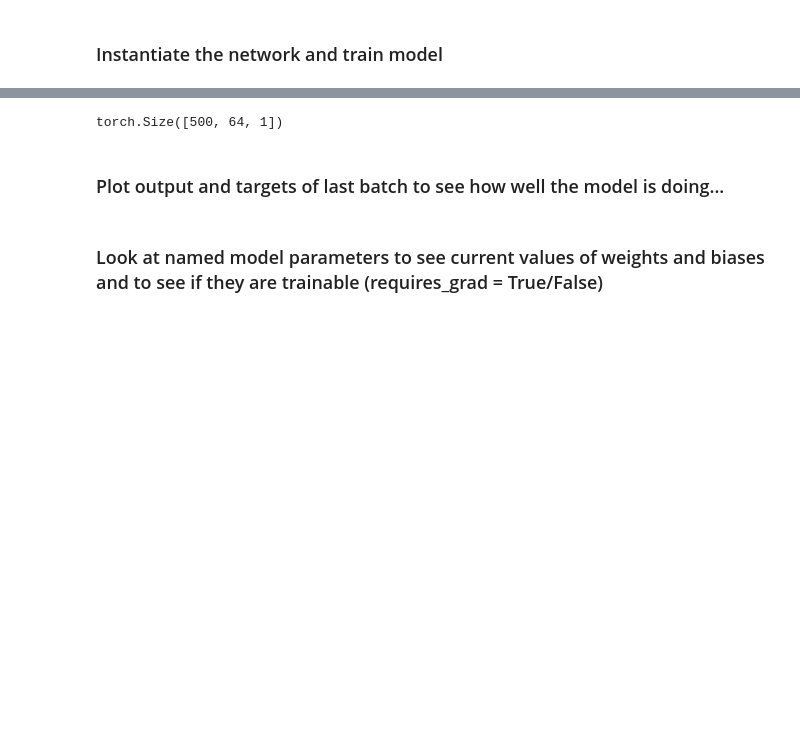
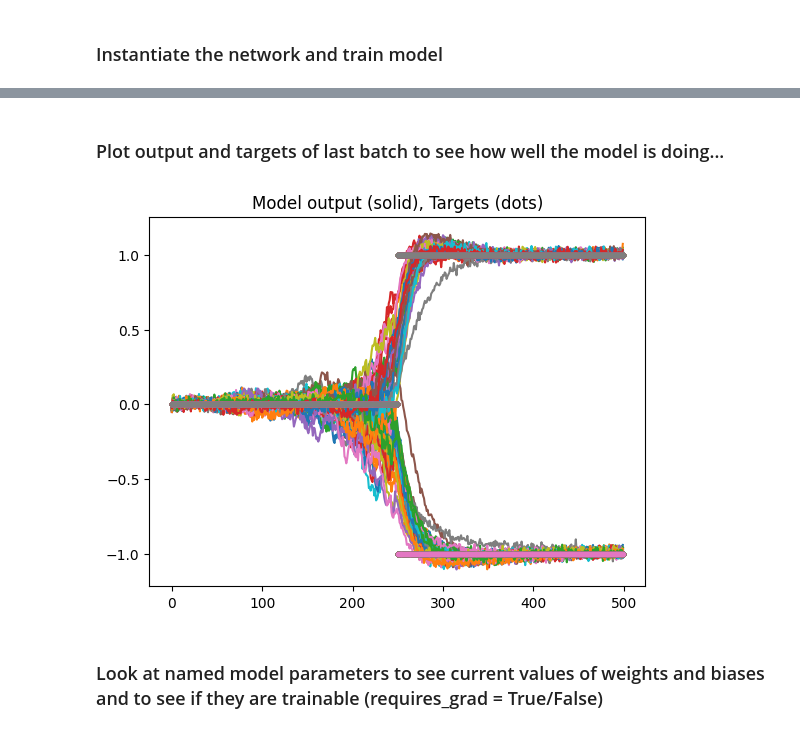
Before and after one commit to JohnSerences/ctRNN_tutorial, a Jupyter notebook: ctRNN_part2/ContinuousTime_RNN_tutorial_advanced.ipynb, the cells around one changed output, grey strips where cells are left out. Drawn from its saved outputs; the diff is of its cells as text; code cells hidden in the pictures; blank space fills up the shorter version.

```diff
--- a/ctRNN_part2/ContinuousTime_RNN_tutorial_advanced.ipynb
+++ b/ctRNN_part2/ContinuousTime_RNN_tutorial_advanced.ipynb
@@ -292,4 +269,0 @@ KeyboardInterrupt:
-# %%
-outputs.shape
-# %% [output]
-torch.Size([500, 64, 1])
@@ -307,12 +270,14 @@ il(u)
 # %% [markdown]
 ### Plot output and targets of last batch to see how well the model is doing...
 # %%
-# plot the output of last batch (last group of trials)
+# simple plot the output of last batch (last group of trials)
 # to visualize model performance
-plt.plot(np.squeeze(outputs.detach().numpy()))
-plt.plot(np.squeeze(targets.detach().numpy()),'.')
+plt.plot(np.squeeze(outputs.cpu().detach()))
+plt.plot(np.squeeze(targets.cpu().detach()),'.')
 plt.title('Model output (solid), Targets (dots)')
 plt.show()
+# %% [output]
+[figure, added]
 # %% [markdown]
 ### Look at named model parameters to see current values of weights and biases and to see if they are trainable (requires_grad = True/False)
 # %%
```
Also changed, not shown: parts of 17 cells of this notebook, 3 other files.
